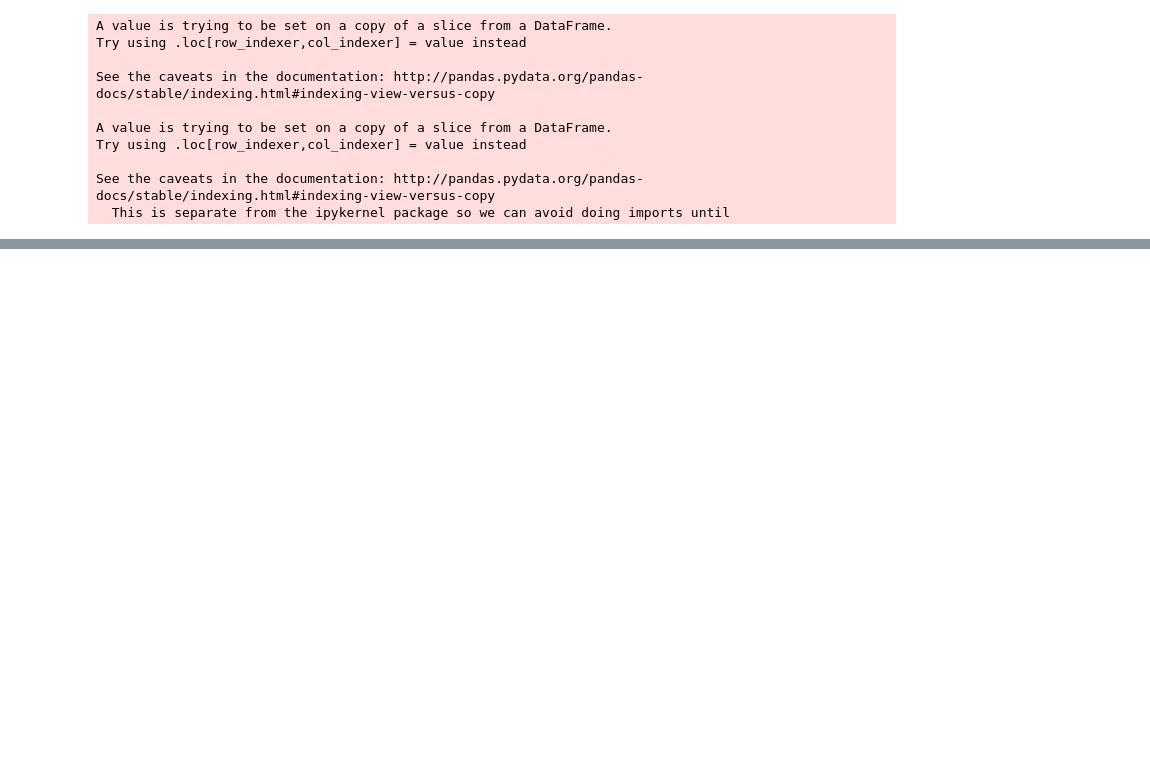
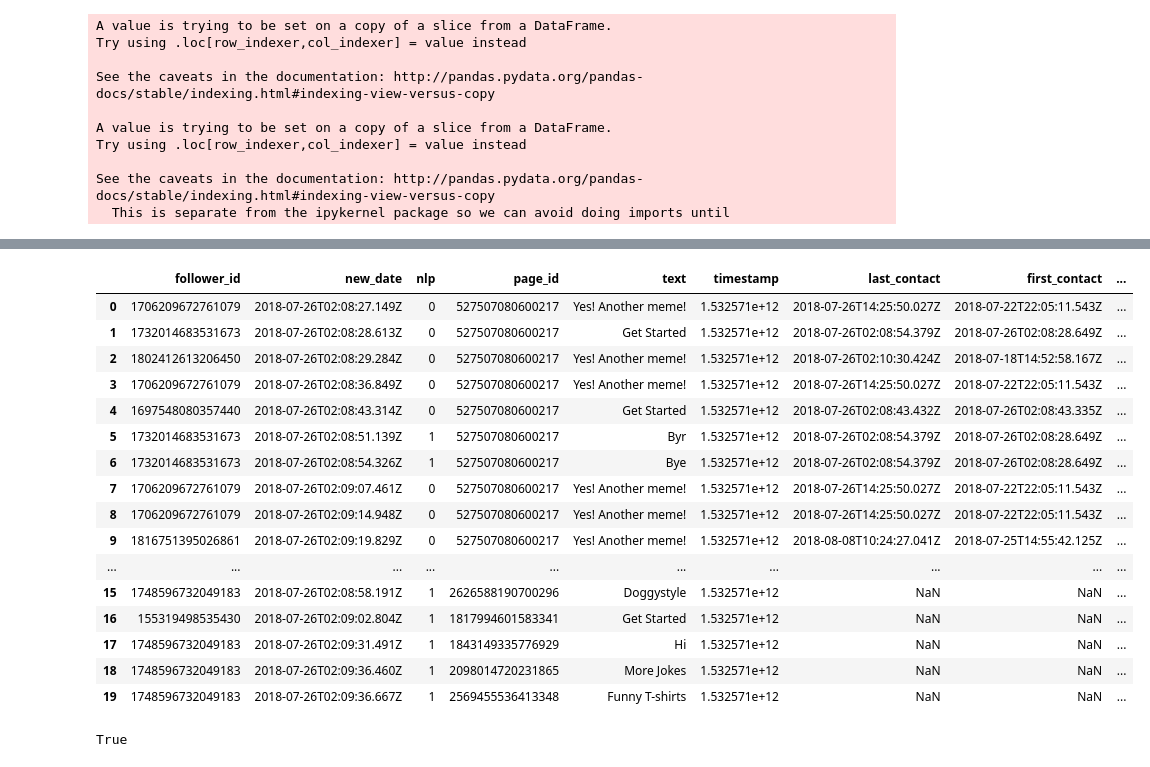
Before and after one commit to williamcottrell72/CrayBot, a Jupyter notebook: ChatBotAnalysis.ipynb, the cells around one changed output, grey strips where cells are left out. Saved outputs shown, nothing was run; the diff lists cells and outputs as text; code cells hidden in the pictures; blank space fills up the shorter version.

```diff
--- a/ChatBotAnalysis.ipynb
+++ b/ChatBotAnalysis.ipynb
@@ -30,6 +30,8 @@ nltk.download('wordnet')
 True
 # %%
 followers = pd.read_json('https://s3-us-west-1.amazonaws.com/primebotbucket/Data/08_08_18_followers.json', lines=True)
+# %%
+pages=pd.read_json('https://s3-us-west-1.amazonaws.com/primebotbucket/Data/pages.json',lines=True)
 # %%
 messages1 = pd.read_json('https://s3-us-west-1.amazonaws.com/primebotbucket/Data/08_08_18_messages.json', lines=True)
 # %%
@@ -116,0 +247,5 @@ res[res.nlp==1]
+# %%
+cf=clean_followers(followers)
+cp=clean_pages(pages).drop(['message_id'],axis=1)
+#cm=clean_messages(messages1.head(1000))
+cm_short=clean_messages(short_messages)
@@ -116,0 +357,4 @@ res[res.nlp==1]
+# %%
+cp_prep=cp.rename({'page_id':'follower_id'},axis=1)
+# %%
+merge2=merge1.merge(cp_prep,on='follower_id',how='left')
@@ -116,0 +374,25 @@ res[res.nlp==1]
+# %%
+merge2.drop(['subscriptionType'],axis=1)
+# %% [output]
+|  | follower_id | new_date | nlp | page_id | text | timestamp | last_contact | first_contact | ... |
+| 0 | 1706209672761079 | 2018-07-26T02:08:27.149Z | 0 | 527507080600217 | Yes! Another meme! | 1.532571e+12 | 2018-07-26T14:25:50.027Z | 2018-07-22T22:05:11.543Z | ... |
+| 1 | 1732014683531673 | 2018-07-26T02:08:28.613Z | 0 | 527507080600217 | Get Started | 1.532571e+12 | 2018-07-26T02:08:54.379Z | 2018-07-26T02:08:28.649Z | ... |
+| 2 | 1802412613206450 | 2018-07-26T02:08:29.284Z | 0 | 527507080600217 | Yes! Another meme! | 1.532571e+12 | 2018-07-26T02:10:30.424Z | 2018-07-18T14:52:58.167Z | ... |
+| 3 | 1706209672761079 | 2018-07-26T02:08:36.849Z | 0 | 527507080600217 | Yes! Another meme! | 1.532571e+12 | 2018-07-26T14:25:50.027Z | 2018-07-22T22:05:11.543Z | ... |
+| 4 | 1697548080357440 | 2018-07-26T02:08:43.314Z | 0 | 527507080600217 | Get Started | 1.532571e+12 | 2018-07-26T02:08:43.432Z | 2018-07-26T02:08:43.335Z | ... |
+| 5 | 1732014683531673 | 2018-07-26T02:08:51.139Z | 1 | 527507080600217 | Byr | 1.532571e+12 | 2018-07-26T02:08:54.379Z | 2018-07-26T02:08:28.649Z | ... |
+| 6 | 1732014683531673 | 2018-07-26T02:08:54.326Z | 1 | 527507080600217 | Bye | 1.532571e+12 | 2018-07-26T02:08:54.379Z | 2018-07-26T02:08:28.649Z | ... |
+| 7 | 1706209672761079 | 2018-07-26T02:09:07.461Z | 0 | 527507080600217 | Yes! Another meme! | 1.532571e+12 | 2018-07-26T14:25:50.027Z | 2018-07-22T22:05:11.543Z | ... |
+| 8 | 1706209672761079 | 2018-07-26T02:09:14.948Z | 0 | 527507080600217 | Yes! Another meme! | 1.532571e+12 | 2018-07-26T14:25:50.027Z | 2018-07-22T22:05:11.543Z | ... |
+| 9 | 1816751395026861 | 2018-07-26T02:09:19.829Z | 0 | 527507080600217 | Yes! Another meme! | 1.532571e+12 | 2018-08-08T10:24:27.041Z | 2018-07-25T14:55:42.125Z | ... |
+| ... | ... | ... | ... | ... | ... | ... | ... | ... | ... |
+| 15 | 1748596732049183 | 2018-07-26T02:08:58.191Z | 1 | 2626588190700296 | Doggystyle | 1.532571e+12 | NaN | NaN | ... |
+| 16 | 155319498535430 | 2018-07-26T02:09:02.804Z | 1 | 1817994601583341 | Get Started | 1.532571e+12 | NaN | NaN | ... |
+| 17 | 1748596732049183 | 2018-07-26T02:09:31.491Z | 1 | 1843149335776929 | Hi | 1.532571e+12 | NaN | NaN | ... |
+| 18 | 1748596732049183 | 2018-07-26T02:09:36.460Z | 1 | 2098014720231865 | More Jokes | 1.532571e+12 | NaN | NaN | ... |
+| 19 | 1748596732049183 | 2018-07-26T02:09:36.667Z | 1 | 2569455536413348 | Funny T-shirts | 1.532571e+12 | NaN | NaN | ... |
+# %%
+ids=[x for x in followers[ 'follower_id'] if x!='NaN']
+cm['recipient'][6] in id_list
+# %% [output]
+True
```
Also changed, not shown: parts of 26 cells of this notebook, 23 other files.
